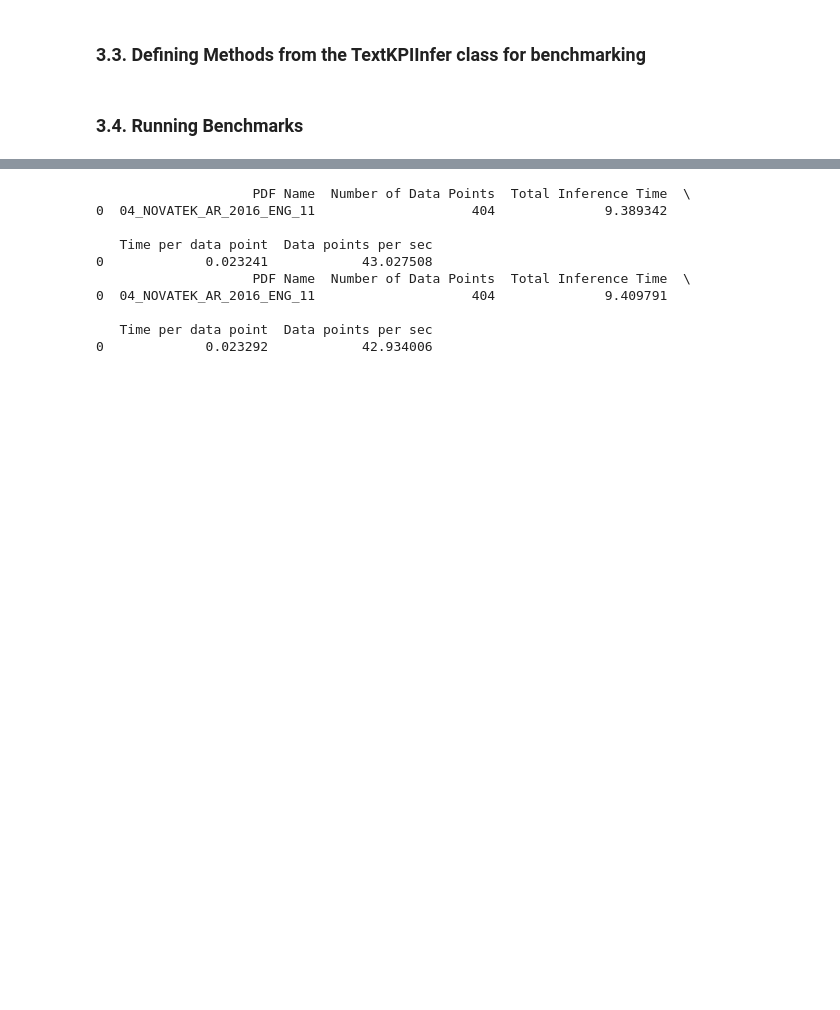
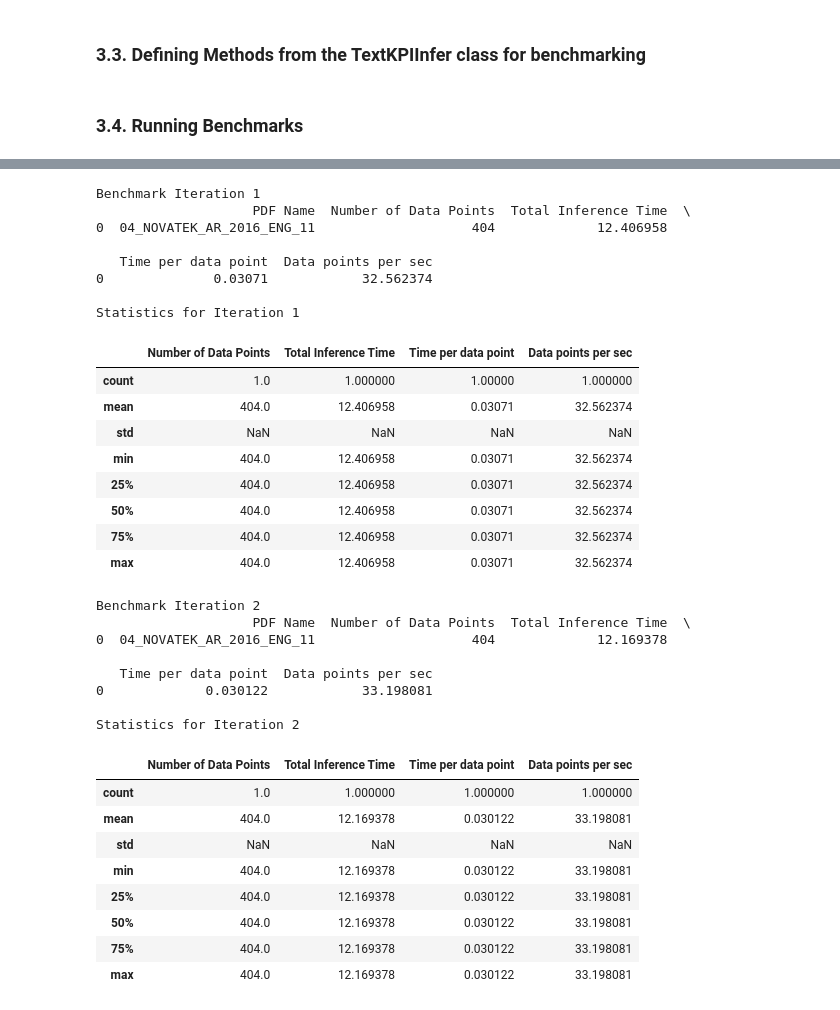
Before and after one commit to os-climate/aicoe-osc-demo, a Jupyter notebook: notebooks/demo2/benchmarks.ipynb, the cells around one changed output, grey strips where cells are left out. Cells and saved outputs as stored; diff of their text form; code cells hidden in the pictures; blank space fills up the shorter version.

```diff
--- a/notebooks/demo2/benchmarks.ipynb
+++ b/notebooks/demo2/benchmarks.ipynb
@@ -435,26 +430,23 @@ with zipfile.ZipFile(pathlib.Path(model_root, 'KPI_EXTRACTION.zip'), 'r') as z:
 ### 3.3. Defining Methods from the TextKPIInfer class for benchmarking
 # %%
 def initialize_kpi_infer(n_best_per_sample=1):
-        """Initialize TextKPIInfer class."""
+    """Initialize TextKPIInfer class."""
 
-        farm_logger = logging.getLogger("farm")
-        farm_logger.setLevel(infer_config.farm_infer_logging_level)
-        global model
-        model = QAInferencer.load(
-            infer_config.load_dir["Text"],
-            batch_size=infer_config.batch_size,
-            gpu=infer_config.gpu,
-            num_processes=infer_config.num_processes,
-        )
-        # num span-based candidate answer spans to consider from each passage
-        model.model.prediction_heads[0].n_best_per_sample = n_best_per_sample
-        # If positive, this will boost "No Answer" as prediction.
-        # If negative, this will decrease the model from giving "No Answer" as prediction.
-        model.model.prediction_heads[
-            0
-        ].no_ans_boost = infer_config.no_ans_boost
-        if not os.path.exists(infer_config.result_dir):
-            os.makedirs(infer_config.result_dir)
+    farm_logger = logging.getLogger("farm")
+    farm_logger.setLevel(infer_config.farm_infer_logging_level)
+    global model
+    model = QAInferencer.load(
+        infer_config.load_dir["Text"],
+        batch_size=infer_config.batch_size,
+        gpu=infer_config.gpu,
+        num_processes=infer_config.num_processes)
+    # num span-based candidate answer spans to consider from each passage
+    model.model.prediction_heads[0].n_best_per_sample = n_best_per_sample
+    # If positive, this will boost "No Answer" as prediction.
+    # If negative, this will decrease the model from giving "No Answer" as prediction.
+    model.model.prediction_heads[0].no_ans_boost = infer_config.no_ans_boost
+    if not os.path.exists(infer_config.result_dir):
+        os.makedirs(infer_config.result_dir)
 # %%
 def aggregate_result(x):
     """Aggregate result method (helper function).
@@ -749,14 +714,41 @@ Average Data Points Processed Per Second = 42.934005737679705
 # %%
 for i in range(num_runs):
-    print(kpi_metrics_dfs[i].head())
+    print("Benchmark Iteration",i+1)
+    print(kpi_metrics_dfs[i])
+    print("\nStatistics for Iteration",i+1)
+    display(kpi_metrics_dfs[i].describe())
 # %% [output]
+Benchmark Iteration 1
                     PDF Name  Number of Data Points  Total Inference Time  \
-0  04_NOVATEK_AR_2016_ENG_11                    404              9.389342
+0  04_NOVATEK_AR_2016_ENG_11                    404             12.406958
 
    Time per data point  Data points per sec
-0             0.023241            43.027508
-                    PDF Name  Number of Data Points  Total Inference Time  \
-0  04_NOVATEK_AR_2016_ENG_11                    404              9.409791
+0              0.03071            32.562374
 
-   Time per data point  Data points per sec
-0             0.023292            42.934006
+Statistics for Iteration 1
+|  | Number of Data Points | Total Inference Time | Time per data point | Data points per sec |
+| count | 1.0 | 1.000000 | 1.00000 | 1.000000 |
+| mean | 404.0 | 12.406958 | 0.03071 | 32.562374 |
+| std | NaN | NaN | NaN | NaN |
+| min | 404.0 | 12.406958 | 0.03071 | 32.562374 |
+| 25% | 404.0 | 12.406958 | 0.03071 | 32.562374 |
+| 50% | 404.0 | 12.406958 | 0.03071 | 32.562374 |
+| 75% | 404.0 | 12.406958 | 0.03071 | 32.562374 |
+| max | 404.0 | 12.406958 | 0.03071 | 32.562374 |
+Benchmark Iteration 2
+                    PDF Name  Number of Data Points  Total Inference Time  \
+0  04_NOVATEK_AR_2016_ENG_11                    404             12.169378
+
+   Time per data point  Data points per sec
+0             0.030122            33.198081
+
+Statistics for Iteration 2
+|  | Number of Data Points | Total Inference Time | Time per data point | Data points per sec |
+| count | 1.0 | 1.000000 | 1.000000 | 1.000000 |
+| mean | 404.0 | 12.169378 | 0.030122 | 33.198081 |
+| std | NaN | NaN | NaN | NaN |
+| min | 404.0 | 12.169378 | 0.030122 | 33.198081 |
+| 25% | 404.0 | 12.169378 | 0.030122 | 33.198081 |
+| 50% | 404.0 | 12.169378 | 0.030122 | 33.198081 |
+| 75% | 404.0 | 12.169378 | 0.030122 | 33.198081 |
+| max | 404.0 | 12.169378 | 0.030122 | 33.198081 |
```
Also changed, not shown: parts of 25 cells of this notebook.
